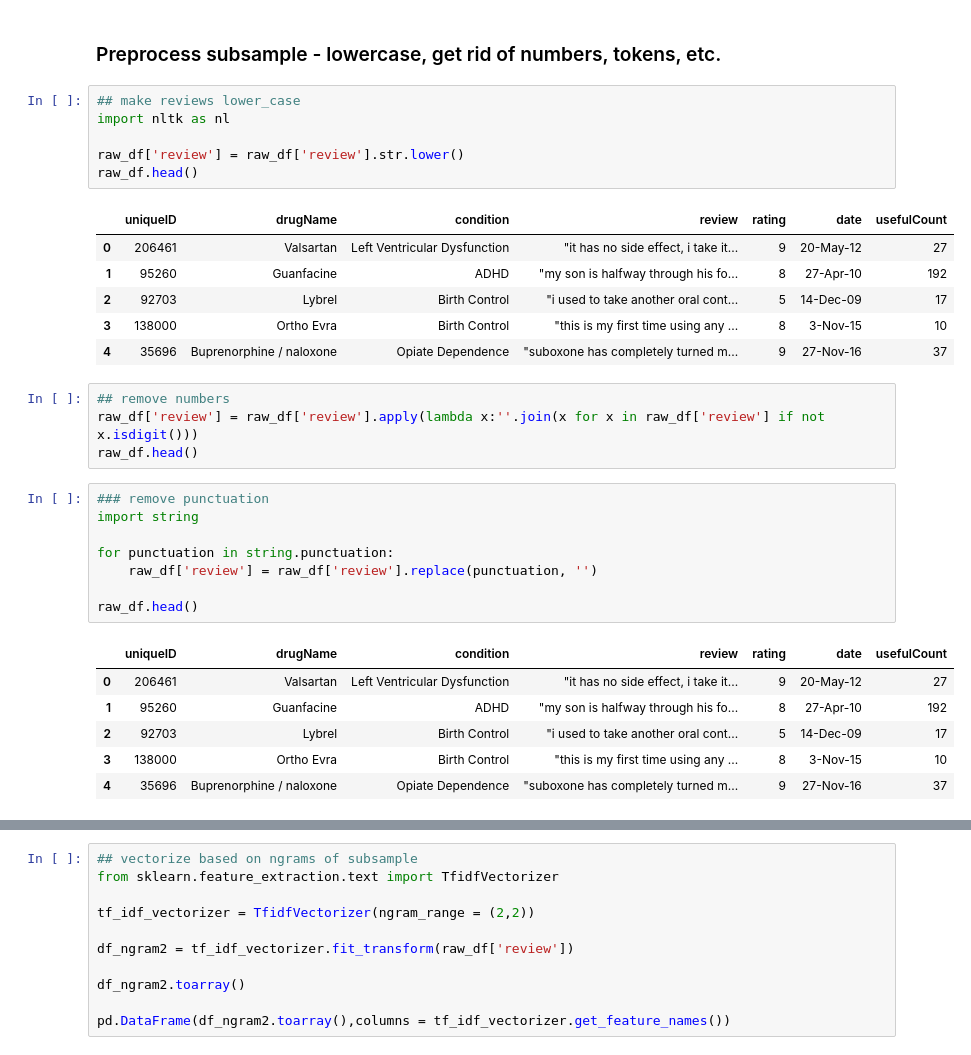
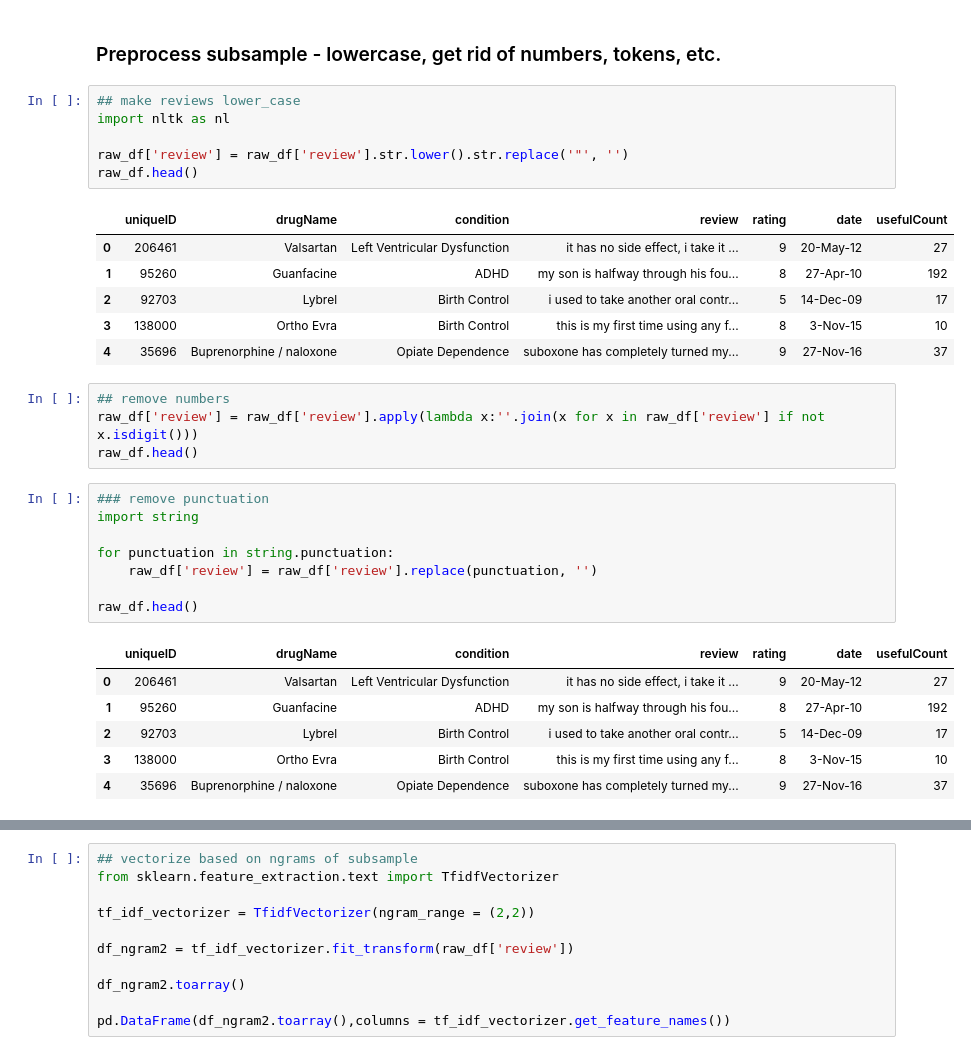
Before and after one commit to hendahmke/adverse_drug_reactions, a Jupyter notebook: notebooks/jack_data_exploration.ipynb, the cells around one changed output, grey strips where cells are left out. Drawn from its saved outputs; the diff is of its cells as text.

```diff
--- a/notebooks/jack_data_exploration.ipynb
+++ b/notebooks/jack_data_exploration.ipynb
@@ -26,16 +26,16 @@ raw_df.loc[14].at['review']
 # %%
 ## make reviews lower_case
 import nltk as nl
 
-raw_df['review'] = raw_df['review'].str.lower()
+raw_df['review'] = raw_df['review'].str.lower().str.replace('"', '')
 raw_df.head()
 # %% [output]
 |  | uniqueID | drugName | condition | review | rating | date | usefulCount |
-| 0 | 206461 | Valsartan | Left Ventricular Dysfunction | "it has no side effect, i take it... | 9 | 20-May-12 | 27 |
-| 1 | 95260 | Guanfacine | ADHD | "my son is halfway through his fo... | 8 | 27-Apr-10 | 192 |
-| 2 | 92703 | Lybrel | Birth Control | "i used to take another oral cont... | 5 | 14-Dec-09 | 17 |
-| 3 | 138000 | Ortho Evra | Birth Control | "this is my first time using any ... | 8 | 3-Nov-15 | 10 |
-| 4 | 35696 | Buprenorphine / naloxone | Opiate Dependence | "suboxone has completely turned m... | 9 | 27-Nov-16 | 37 |
+| 0 | 206461 | Valsartan | Left Ventricular Dysfunction | it has no side effect, i take it ... | 9 | 20-May-12 | 27 |
+| 1 | 95260 | Guanfacine | ADHD | my son is halfway through his fou... | 8 | 27-Apr-10 | 192 |
+| 2 | 92703 | Lybrel | Birth Control | i used to take another oral contr... | 5 | 14-Dec-09 | 17 |
+| 3 | 138000 | Ortho Evra | Birth Control | this is my first time using any f... | 8 | 3-Nov-15 | 10 |
+| 4 | 35696 | Buprenorphine / naloxone | Opiate Dependence | suboxone has completely turned my... | 9 | 27-Nov-16 | 37 |
 # %%
 ## remove numbers
 raw_df['review'] = raw_df['review'].apply(lambda x:''.join(x for x in raw_df['review'] if not x.isdigit()))
@@ -50,8 +50,8 @@ for punctuation in string.punctuation:
 raw_df.head()
 # %% [output]
 |  | uniqueID | drugName | condition | review | rating | date | usefulCount |
-| 0 | 206461 | Valsartan | Left Ventricular Dysfunction | "it has no side effect, i take it... | 9 | 20-May-12 | 27 |
-| 1 | 95260 | Guanfacine | ADHD | "my son is halfway through his fo... | 8 | 27-Apr-10 | 192 |
-| 2 | 92703 | Lybrel | Birth Control | "i used to take another oral cont... | 5 | 14-Dec-09 | 17 |
-| 3 | 138000 | Ortho Evra | Birth Control | "this is my first time using any ... | 8 | 3-Nov-15 | 10 |
-| 4 | 35696 | Buprenorphine / naloxone | Opiate Dependence | "suboxone has completely turned m... | 9 | 27-Nov-16 | 37 |
+| 0 | 206461 | Valsartan | Left Ventricular Dysfunction | it has no side effect, i take it ... | 9 | 20-May-12 | 27 |
+| 1 | 95260 | Guanfacine | ADHD | my son is halfway through his fou... | 8 | 27-Apr-10 | 192 |
+| 2 | 92703 | Lybrel | Birth Control | i used to take another oral contr... | 5 | 14-Dec-09 | 17 |
+| 3 | 138000 | Ortho Evra | Birth Control | this is my first time using any f... | 8 | 3-Nov-15 | 10 |
+| 4 | 35696 | Buprenorphine / naloxone | Opiate Dependence | suboxone has completely turned my... | 9 | 27-Nov-16 | 37 |
```
Also changed, not shown: parts of 5 cells of this notebook.
